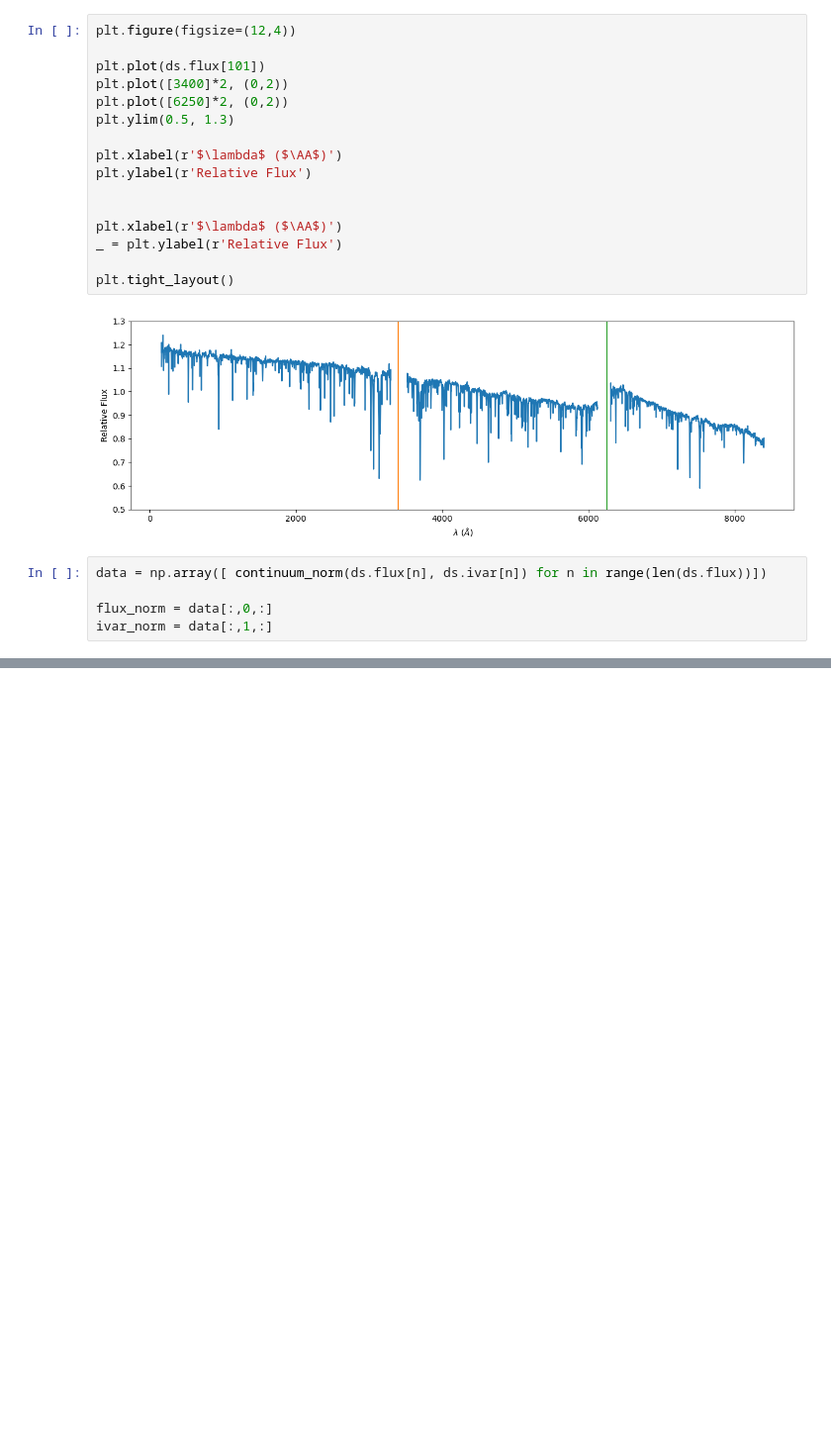
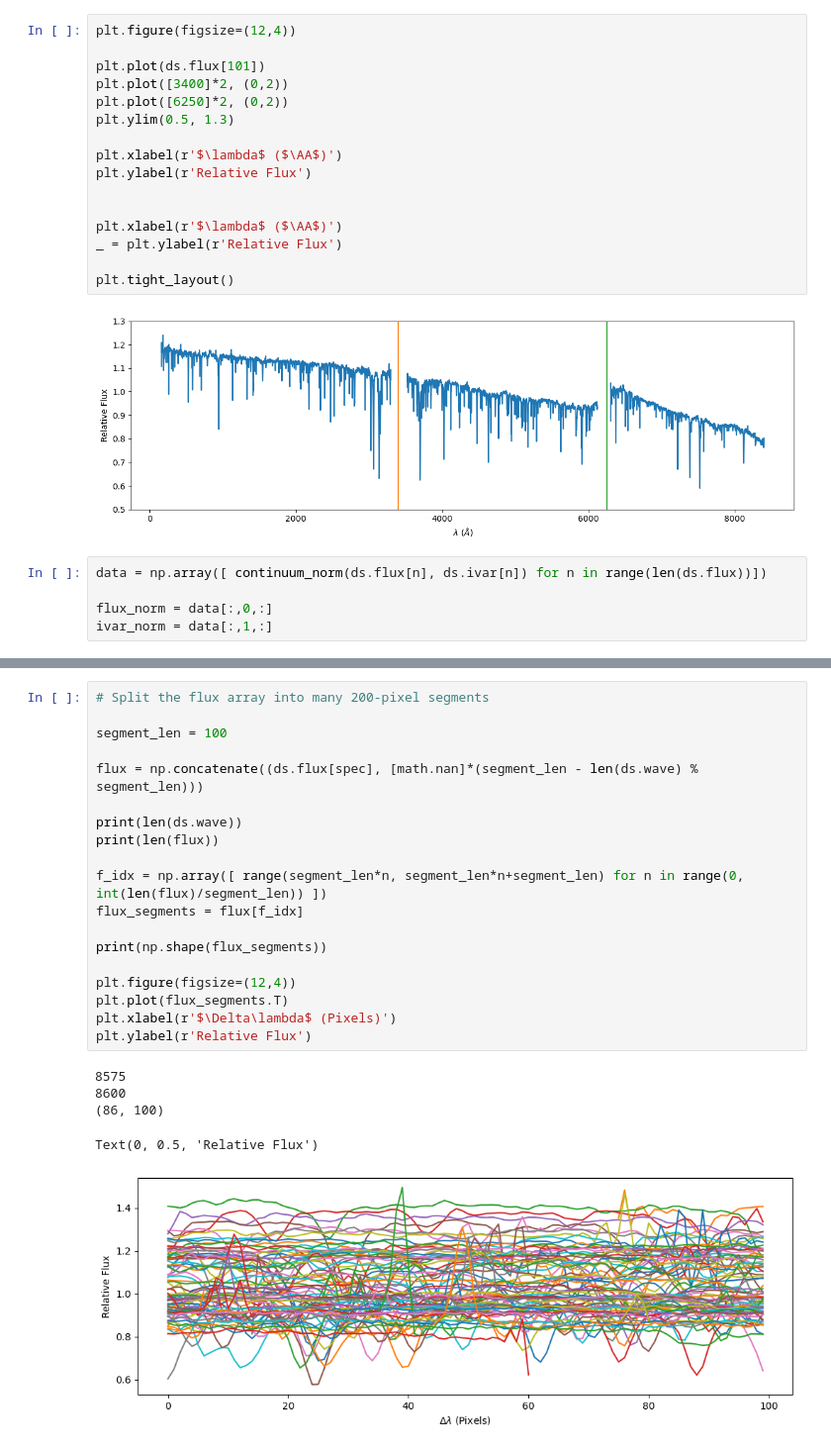
Before and after one commit to josephhand/BSRC-ALIAS, a Jupyter notebook: scratch/continuum_normalize.ipynb, the cells around one changed output, grey strips where cells are left out. Shown at 99% size. Saved outputs shown, nothing was run; the diff lists cells and outputs as text; blank space fills up the shorter version.

```diff
--- a/scratch/continuum_normalize.ipynb
+++ b/scratch/continuum_normalize.ipynb
@@ -103,0 +117,25 @@ plt.savefig('continuum_normalized.png', dpi=150)
+# %%
+# Split the flux array into many 200-pixel segments
+
+segment_len = 100
+
+flux = np.concatenate((ds.flux[spec], [math.nan]*(segment_len - len(ds.wave) % segment_len)))
+
+print(len(ds.wave))
+print(len(flux))
+
+f_idx = np.array([ range(segment_len*n, segment_len*n+segment_len) for n in range(0, int(len(flux)/segment_len)) ])
+flux_segments = flux[f_idx]
+
+print(np.shape(flux_segments))
+
+plt.figure(figsize=(12,4))
+plt.plot(flux_segments.T)
+plt.xlabel(r'$\Delta\lambda$ (Pixels)')
+plt.ylabel(r'Relative Flux')
+# %% [output]
+8575
+8600
+(86, 100)
+Text(0, 0.5, 'Relative Flux')
+[figure, added]
```
Also changed, not shown: parts of 15 cells of this notebook, 1 other file.
